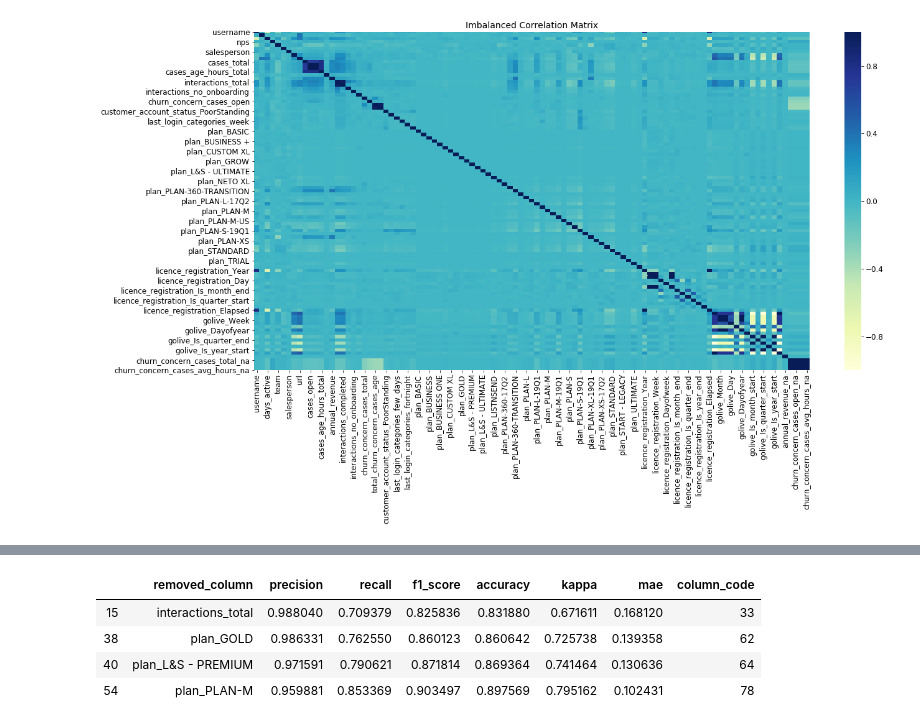
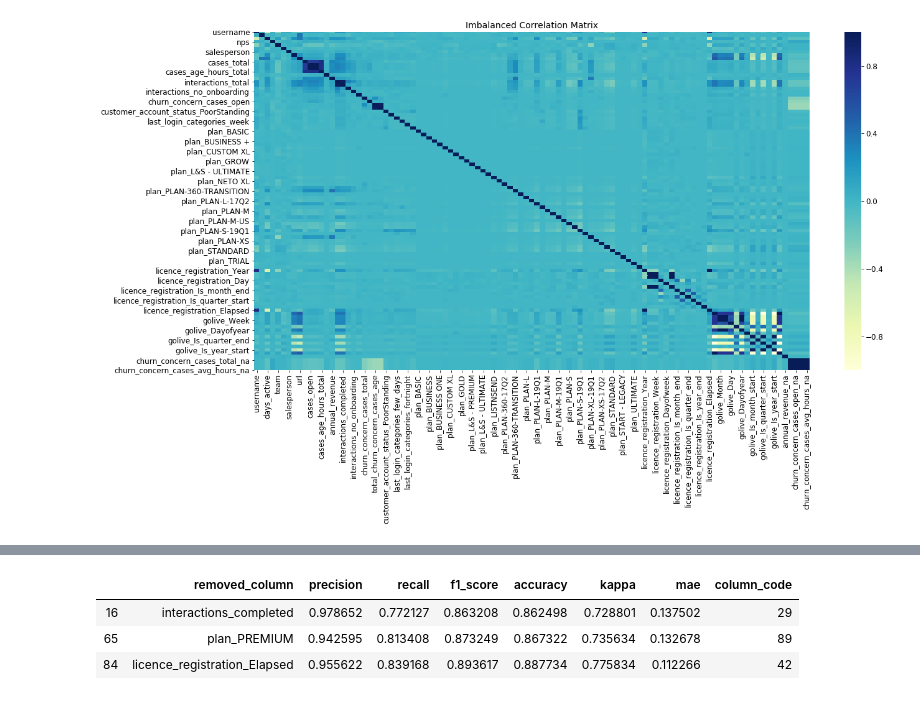
Before and after one commit to justinhennessy/100-days-of-code, a Jupyter notebook: project/project.ipynb, the cells around one changed output, grey strips where cells are left out. Saved outputs shown, nothing was run; the diff lists cells and outputs as text; code cells hidden in the pictures.

```diff
--- a/project/project.ipynb
+++ b/project/project.ipynb
@@ -102,7 +158,7 @@ for plan in plan_list:
     mean = round(df_raw.annual_revenue[df_raw.plan == plan].mean(), 2)
     trimmed_mean = trim_mean(df_raw.annual_revenue[df_raw.plan == plan].values, 0.1)
 
-    if pd.isnull(plan_revenue_mean):
+    if pd.isnull(mean):
         revenue = 0
     else:
         revenue = mean
@@ -394,10 +406,9 @@ df_plot.hvplot(x='column_code', y=['recall', 'f1_score', 'accuracy', 'kappa', 'm
 # %% [output]
 [interactive output not drawn]
 # %%
-df_plot[df_plot.column_code.isin([33,78,62,64])]
+df_plot[df_plot.column_code.isin([29,89,42])]
 # %% [output]
 |  | removed_column | precision | recall | f1_score | accuracy | kappa | mae | column_code |
-| 15 | interactions_total | 0.988040 | 0.709379 | 0.825836 | 0.831880 | 0.671611 | 0.168120 | 33 |
-| 38 | plan_GOLD | 0.986331 | 0.762550 | 0.860123 | 0.860642 | 0.725738 | 0.139358 | 62 |
-| 40 | plan_L&S - PREMIUM | 0.971591 | 0.790621 | 0.871814 | 0.869364 | 0.741464 | 0.130636 | 64 |
-| 54 | plan_PLAN-M | 0.959881 | 0.853369 | 0.903497 | 0.897569 | 0.795162 | 0.102431 | 78 |
+| 16 | interactions_completed | 0.978652 | 0.772127 | 0.863208 | 0.862498 | 0.728801 | 0.137502 | 29 |
+| 65 | plan_PREMIUM | 0.942595 | 0.813408 | 0.873249 | 0.867322 | 0.735634 | 0.132678 | 89 |
+| 84 | licence_registration_Elapsed | 0.955622 | 0.839168 | 0.893617 | 0.887734 | 0.775834 | 0.112266 | 42 |
```
Also changed, not shown: parts of 44 cells of this notebook, 1 other file.
